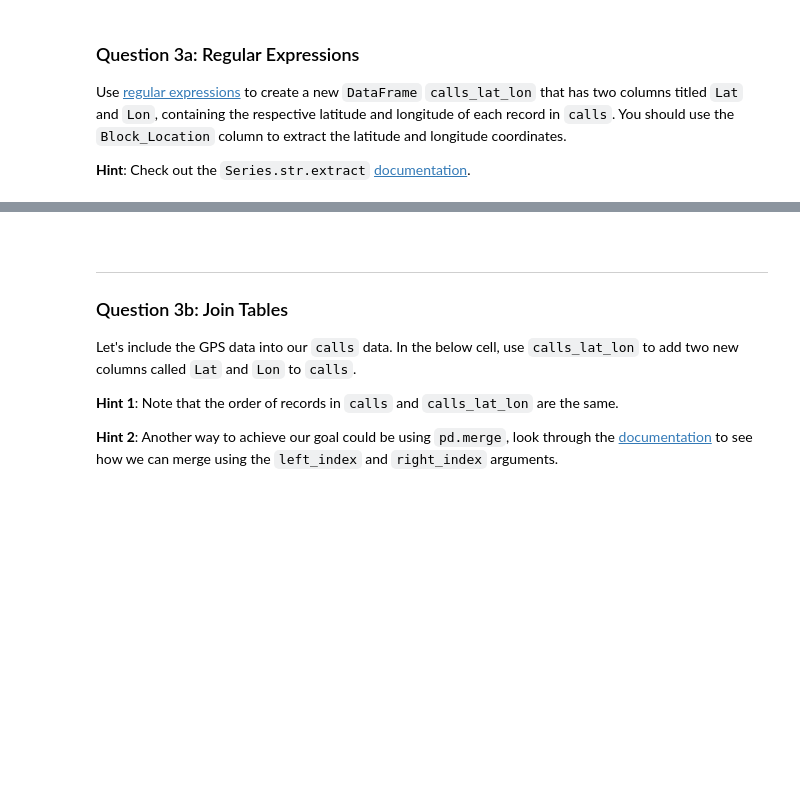
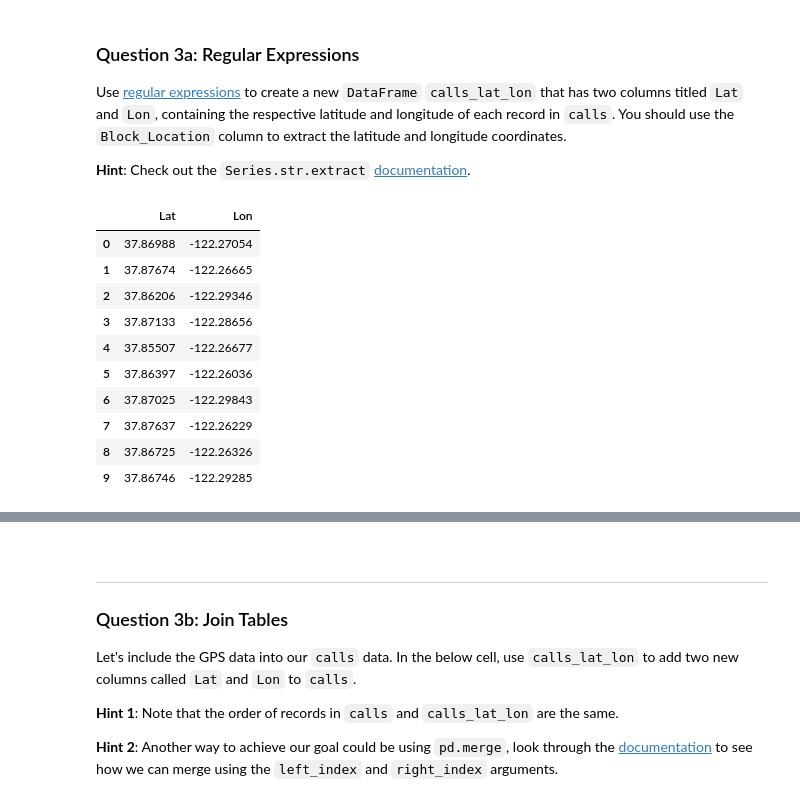
Before and after one commit to GhostLazy/Data100, a Jupyter notebook: su24-materials-main/lab/lab04/lab04.ipynb, the cells around one changed output, grey strips where cells are left out. Saved outputs shown, nothing was run; the diff lists cells and outputs as text; code cells hidden in the pictures; blank space fills up the shorter version.

```diff
--- a/su24-materials-main/lab/lab04/lab04.ipynb
+++ b/su24-materials-main/lab/lab04/lab04.ipynb
@@ -320,2 +469,19 @@ calls_lat_lon.head(10)
+# %%
+calls_lat_lon = pd.DataFrame(calls["Block_Location"].str.extract(r".*\((-*\d+\.\d+), (-*\d+\.\d+)\).*"))
+calls_lat_lon = calls_lat_lon.rename(columns={0: "Lat", 1: "Lon"})
+
+calls_lat_lon.head(10)
+# %% [output]
+|  | Lat | Lon |
+| 0 | 37.86988 | -122.27054 |
+| 1 | 37.87674 | -122.26665 |
+| 2 | 37.86206 | -122.29346 |
+| 3 | 37.87133 | -122.28656 |
+| 4 | 37.85507 | -122.26677 |
+| 5 | 37.86397 | -122.26036 |
+| 6 | 37.87025 | -122.29843 |
+| 7 | 37.87637 | -122.26229 |
+| 8 | 37.86725 | -122.26326 |
+| 9 | 37.86746 | -122.29285 |
 # %%
 grader.check("q3a")
```
Also changed, not shown: parts of 43 cells of this notebook, 6 other files.
